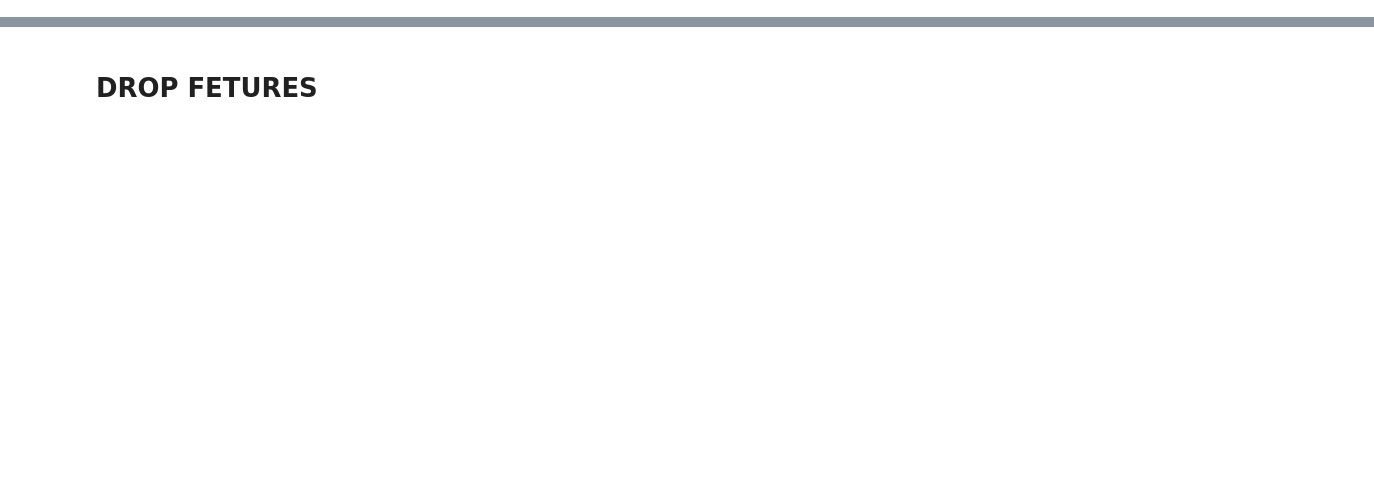
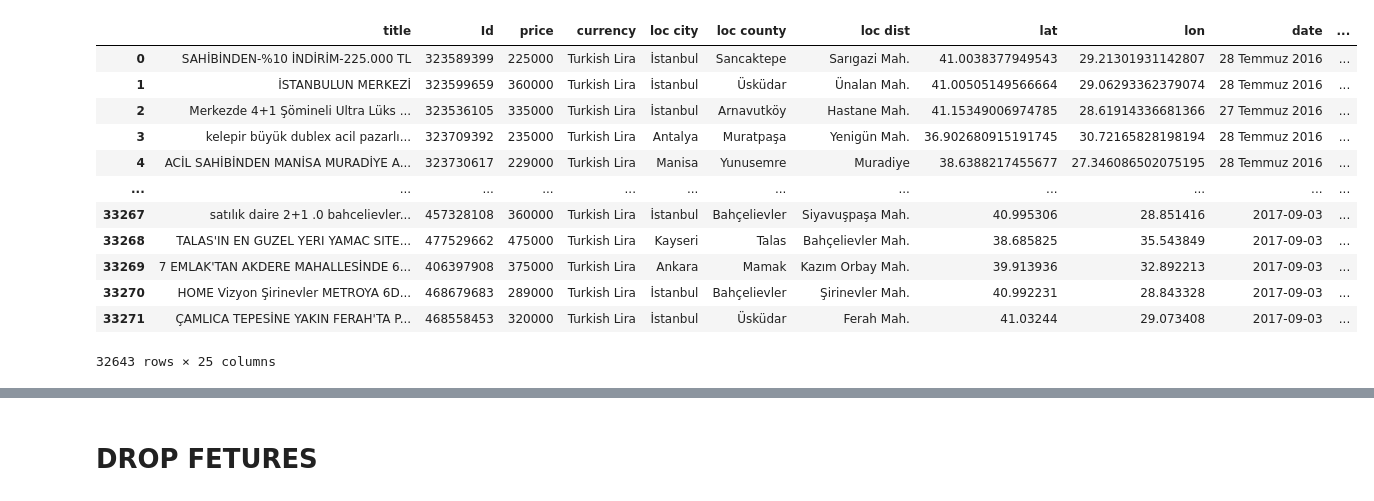
Before and after one commit to hudayiasik/data-mining-project, a Jupyter notebook: main.ipynb, the cells around one changed output, grey strips where cells are left out. Drawn from its saved outputs; the diff is of its cells as text; code cells hidden in the pictures; blank space fills up the shorter version.

```diff
--- a/main.ipynb
+++ b/main.ipynb
@@ -29,0 +60,27 @@ df.isnull()
+# %%
+# Replace 'None' with np.nan if it's not already done
+new_df = df.replace('None', np.NaN)
+
+# Remove rows with any null values
+df_cleaned = new_df.dropna()
+
+# Save the cleaned DataFrame to a new CSV file
+df_cleaned.to_csv('cleaned_data.csv', index=False)
+
+# Display the cleaned DataFrame
+
+df_cleaned
+# %% [output]
+|  | title | Id | price | currency | loc city | loc county | loc dist | lat | lon | date | ... |
+| 0 | SAHİBİNDEN-%10 İNDİRİM-225.000 TL | 323589399 | 225000 | Turkish Lira | İstanbul | Sancaktepe | Sarıgazi Mah. | 41.0038377949543 | 29.21301931142807 | 28 Temmuz 2016 | ... |
+| 1 | İSTANBULUN MERKEZİ | 323599659 | 360000 | Turkish Lira | İstanbul | Üsküdar | Ünalan Mah. | 41.00505149566664 | 29.06293362379074 | 28 Temmuz 2016 | ... |
+| 2 | Merkezde 4+1 Şömineli Ultra Lüks ... | 323536105 | 335000 | Turkish Lira | İstanbul | Arnavutköy | Hastane Mah. | 41.15349006974785 | 28.61914336681366 | 27 Temmuz 2016 | ... |
+| 3 | kelepir büyük dublex acil pazarlı... | 323709392 | 235000 | Turkish Lira | Antalya | Muratpaşa | Yenigün Mah. | 36.902680915191745 | 30.72165828198194 | 28 Temmuz 2016 | ... |
+| 4 | ACİL SAHİBİNDEN MANİSA MURADİYE A... | 323730617 | 229000 | Turkish Lira | Manisa | Yunusemre | Muradiye | 38.6388217455677 | 27.346086502075195 | 28 Temmuz 2016 | ... |
+| ... | ... | ... | ... | ... | ... | ... | ... | ... | ... | ... | ... |
+| 33267 | satılık daire 2+1 .0 bahcelievler... | 457328108 | 360000 | Turkish Lira | İstanbul | Bahçelievler | Siyavuşpaşa Mah. | 40.995306 | 28.851416 | 2017-09-03 | ... |
+| 33268 | TALAS'IN EN GUZEL YERI YAMAC SITE... | 477529662 | 475000 | Turkish Lira | Kayseri | Talas | Bahçelievler Mah. | 38.685825 | 35.543849 | 2017-09-03 | ... |
+| 33269 | 7 EMLAK'TAN AKDERE MAHALLESİNDE 6... | 406397908 | 375000 | Turkish Lira | Ankara | Mamak | Kazım Orbay Mah. | 39.913936 | 32.892213 | 2017-09-03 | ... |
+| 33270 | HOME Vizyon Şirinevler METROYA 6D... | 468679683 | 289000 | Turkish Lira | İstanbul | Bahçelievler | Şirinevler Mah. | 40.992231 | 28.843328 | 2017-09-03 | ... |
+| 33271 | ÇAMLICA TEPESİNE YAKIN FERAH'TA P... | 468558453 | 320000 | Turkish Lira | İstanbul | Üsküdar | Ferah Mah. | 41.03244 | 29.073408 | 2017-09-03 | ... |
+32643 rows × 25 columns
```
Also changed, not shown: parts of 29 cells of this notebook, 2 other files.
